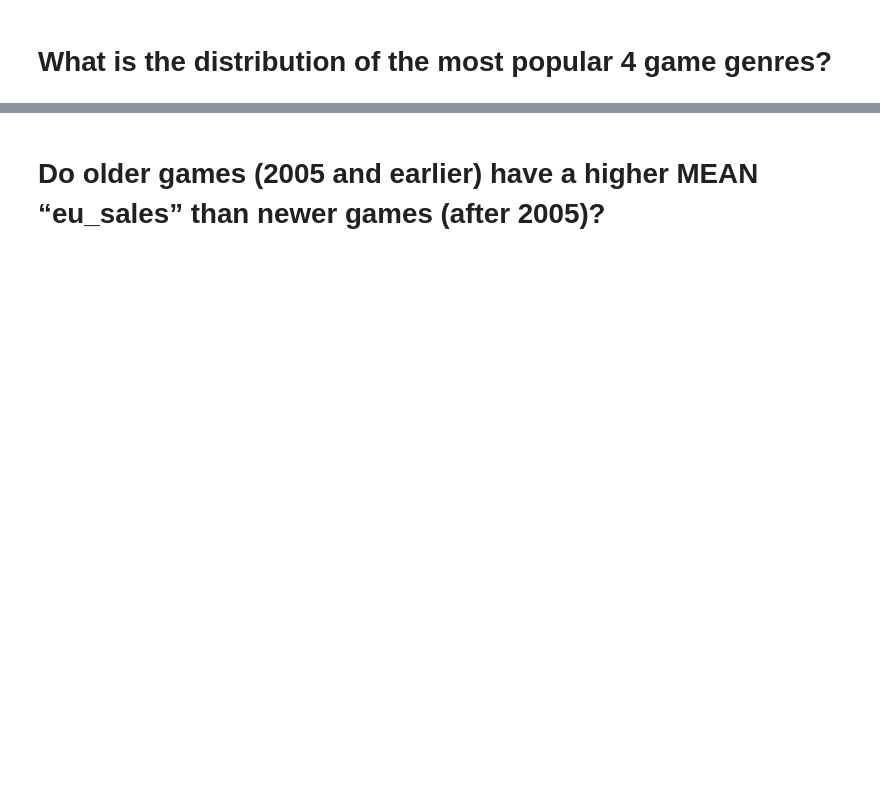
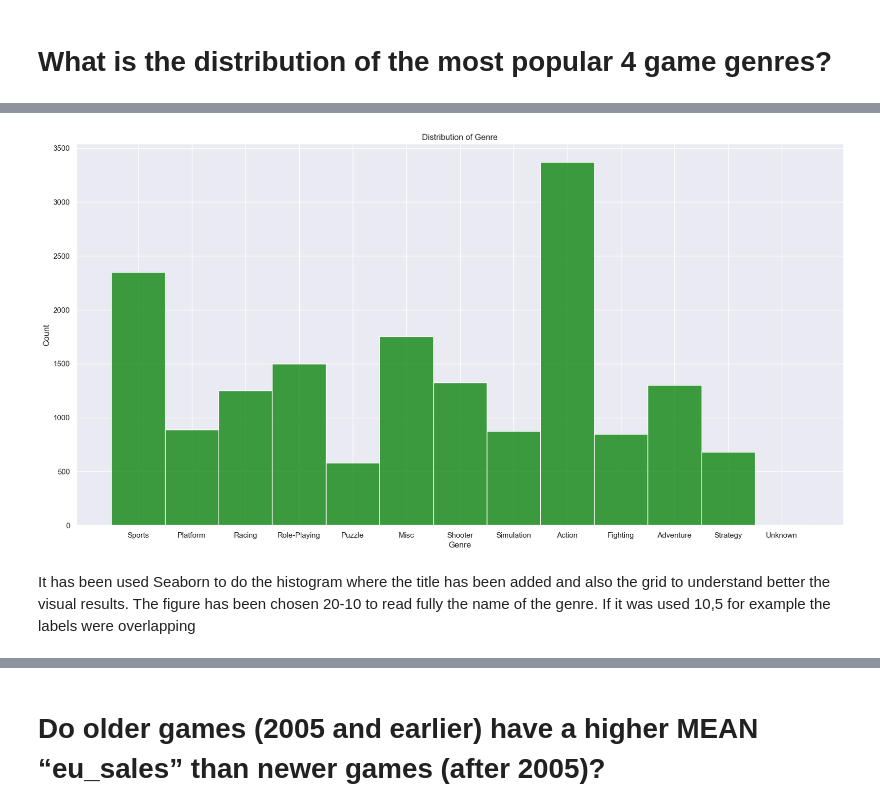
Before and after one commit to Sba23037/CristinaPriolo_DVizHDip_CA1, a Jupyter notebook: CristinaPriolo_DVizHDip_CA1.ipynb, the cells around one changed output, grey strips where cells are left out. Drawn from its saved outputs; the diff is of its cells as text; code cells hidden in the pictures; blank space fills up the shorter version.

```diff
--- a/CristinaPriolo_DVizHDip_CA1.ipynb
+++ b/CristinaPriolo_DVizHDip_CA1.ipynb
@@ -659,7 +737,8 @@ df.head()
 # %%
 plt.figure(figsize=(20, 10))
-sns.color_palette("flare", as_cmap=True)
-sns.histplot(df["Genre"]);
+sns.histplot(df["Genre"], color="green")
 plt.title('Distribution of Genre')
 plt.grid(True)
 plt.show()
+# %% [output]
+[figure, added]
@@ -670,0 +745,2 @@ top_genres
+# %% [markdown]
+It has been used Seaborn to do the histogram where the title has been added and also the grid to understand better the visual results. The figure has been chosen 20-10 to read fully the name of the genre. If it was used 10,5 for example the labels were overlapping
```
Also changed, not shown: parts of 45 cells of this notebook.
